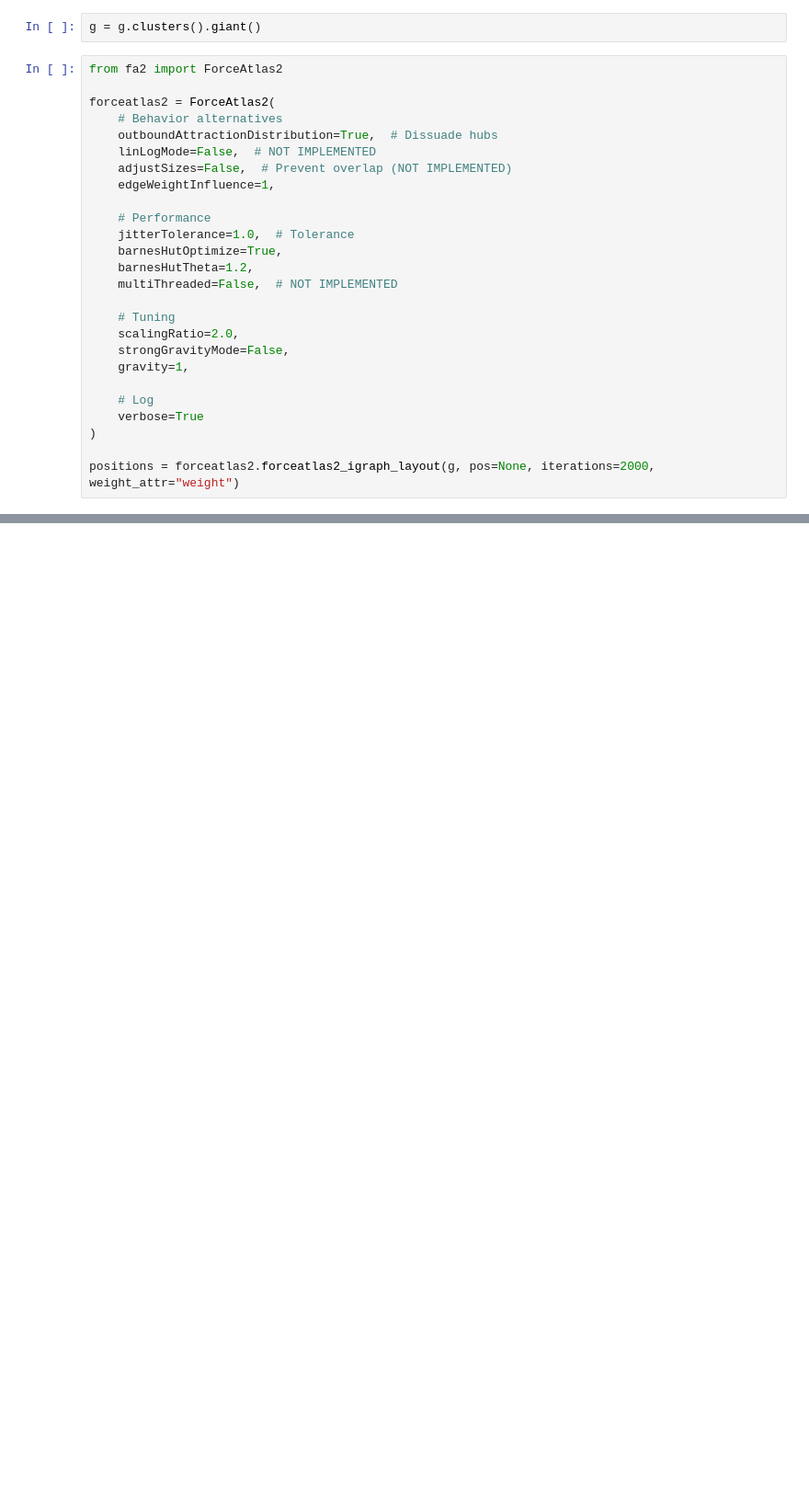
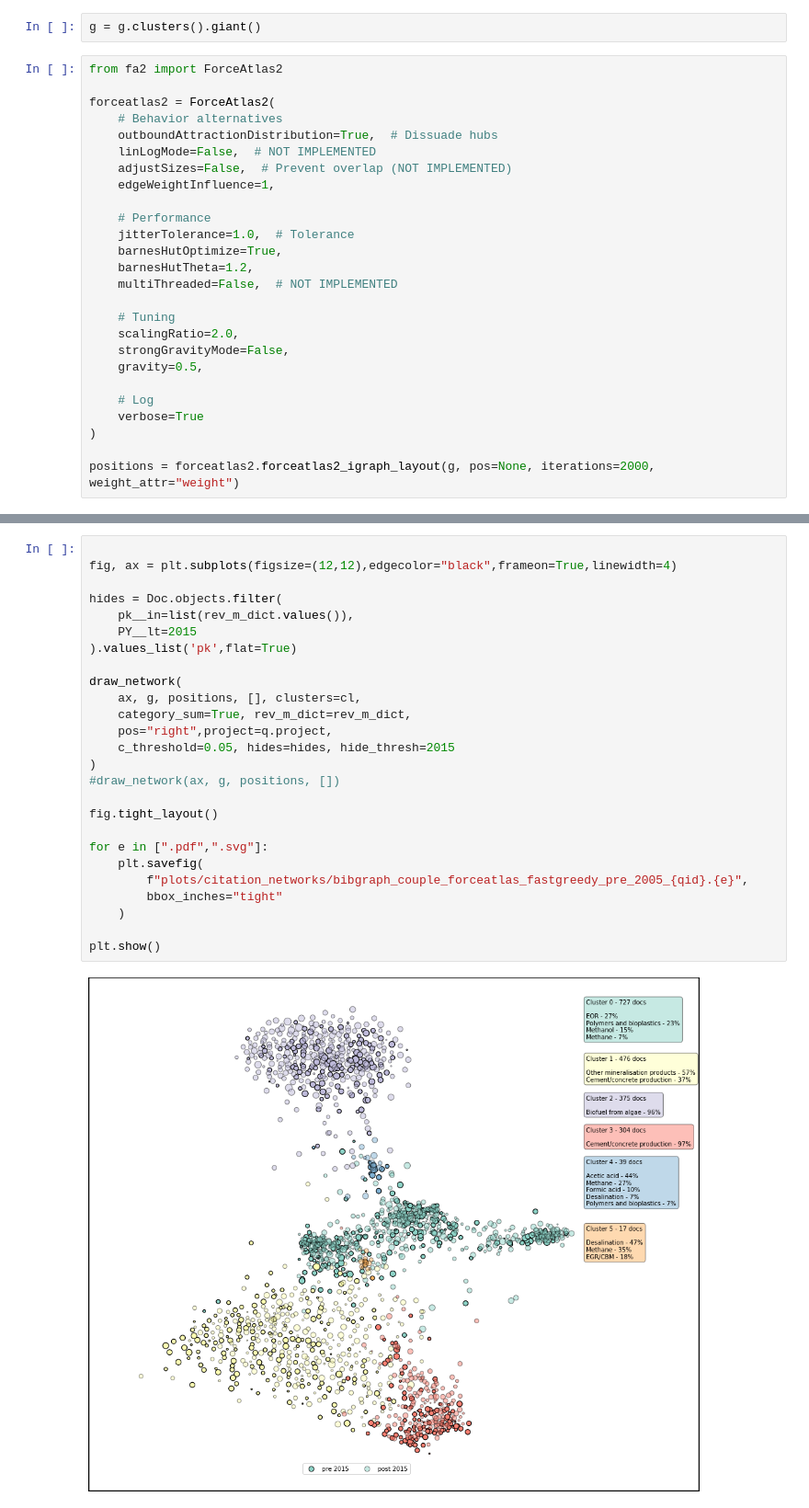
Before and after one commit to mcc-apsis/CCU, a Jupyter notebook: bib_matrix.ipynb, the cells around one changed output, grey strips where cells are left out. Shown: that part at 92% size. Saved outputs shown, nothing was run; the diff lists cells and outputs as text; blank space fills up the shorter version.

```diff
--- a/bib_matrix.ipynb
+++ b/bib_matrix.ipynb
@@ -107,7 +120,7 @@ forceatlas2 = ForceAtlas2(
     # Tuning
     scalingRatio=2.0,
     strongGravityMode=False,
-    gravity=1,
+    gravity=0.5,
 
     # Log
     verbose=True
@@ -275,0 +344,28 @@ plt.show()
+# %%
+
+fig, ax = plt.subplots(figsize=(12,12),edgecolor="black",frameon=True,linewidth=4)
+
+hides = Doc.objects.filter(
+    pk__in=list(rev_m_dict.values()),
+    PY__lt=2015
+).values_list('pk',flat=True)
+
+draw_network(
+    ax, g, positions, [], clusters=cl,
+    category_sum=True, rev_m_dict=rev_m_dict,
+    pos="right",project=q.project,
+    c_threshold=0.05, hides=hides, hide_thresh=2015
+)
+#draw_network(ax, g, positions, [])
+
+fig.tight_layout()
+
+for e in [".pdf",".svg"]:
+    plt.savefig(
+        f"plots/citation_networks/bibgraph_couple_forceatlas_fastgreedy_pre_2005_{qid}.{e}",
+        bbox_inches="tight"
+    )
+
+plt.show()
+# %% [output]
+[figure, added]
```
Also changed, not shown: parts of 10 cells of this notebook, 7 other files.
